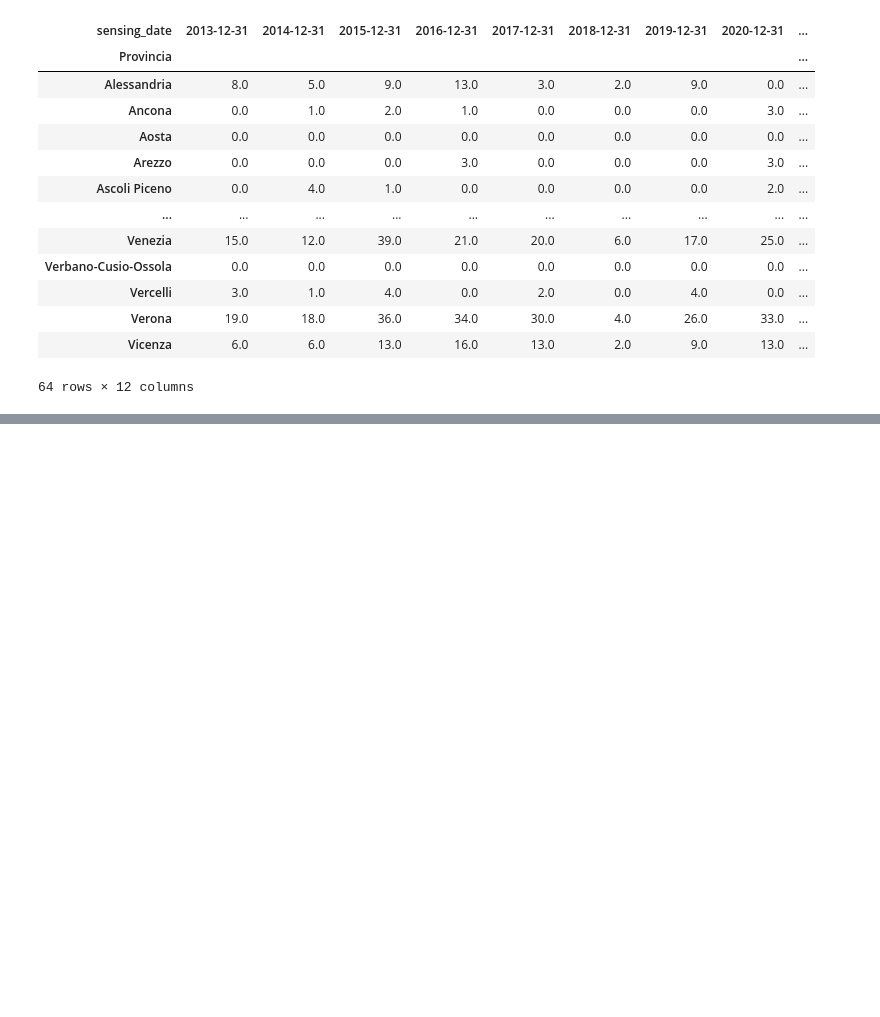
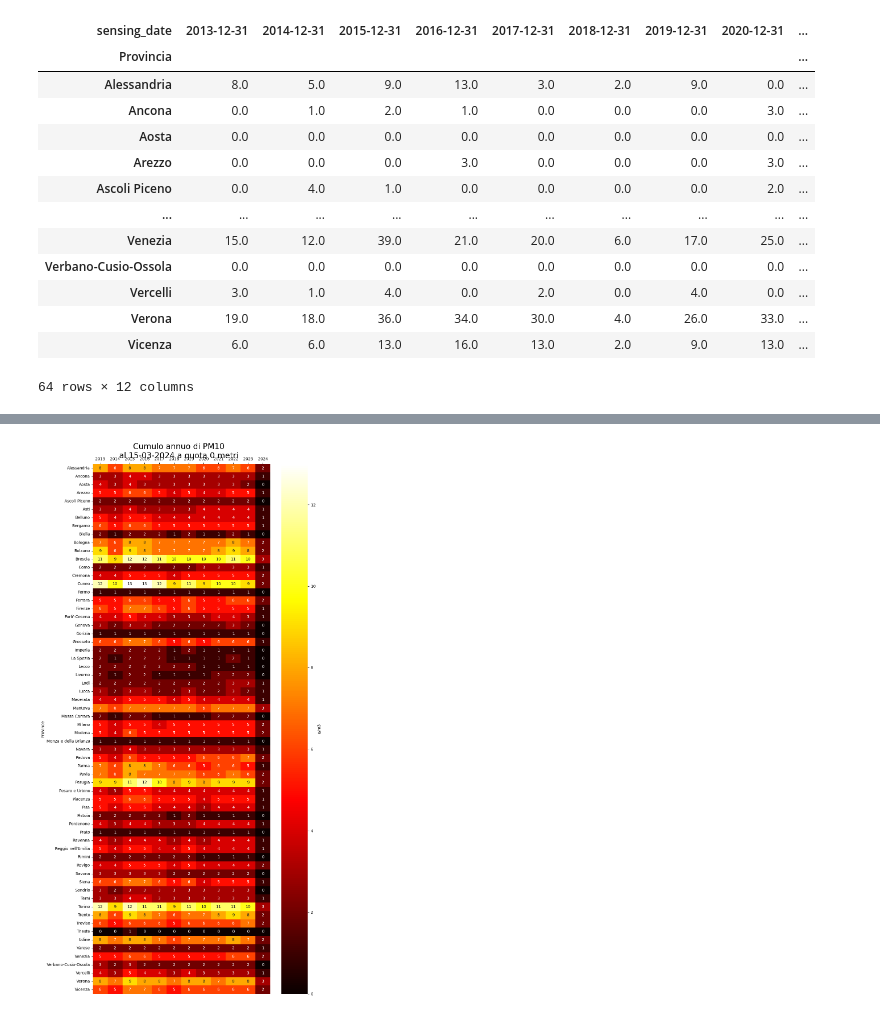
Before and after one commit to MaxDragonheart/PyGIS-Blog, a Jupyter notebook: notebooks/2024/05/01/inquinamento_nord_italia.ipynb, the cells around one changed output, grey strips where cells are left out. Saved outputs shown, nothing was run; the diff lists cells and outputs as text; code cells hidden in the pictures; blank space fills up the shorter version.

```diff
--- a/notebooks/2024/05/01/inquinamento_nord_italia.ipynb
+++ b/notebooks/2024/05/01/inquinamento_nord_italia.ipynb
@@ -288,0 +291,11 @@ plt.show()
+# %%
+%%time
+# Calculate daily mean
+yearly_mean = combined_ddf
+yearly_mean = yearly_mean.groupby(['Provincia', pd.Grouper(level='sensing_date', freq='YE')])['sum'].sum()
+yearly_mean_df = pd.DataFrame(yearly_mean)
+# from µg/m3 to g/m3
+yearly_mean_df['sum'] *= 0.000001
+yearly_mean_df['sum'] = yearly_mean_df['sum'].round(0)
+
+yearly_mean_df
@@ -288,0 +319,6 @@ plt.show()
+# %%
+%%time
+pivot_yearly = yearly_mean_df.pivot_table(index='Provincia', columns='sensing_date', values='sum')
+pivot_yearly.fillna(0, inplace=True)
+
+pivot_yearly
@@ -288,0 +342,29 @@ plt.show()
+# %%
+# Create a figure with two subplots
+fig2, ax2 = plt.subplots(nrows=1, ncols=1, figsize=(10, 20))
+fig2.suptitle('Cumulo annuo di PM10\nal 15-03-2024 a quota 0 metri', fontsize=20)
+
+# Plot the heatmap on the first subplot
+sns.heatmap(pivot_yearly, cmap="hot", ax=ax2, annot=True)
+
+ax2.set_xlabel('')
+ax2.set_ylabel('Province')
+ax2.xaxis.tick_top()
+
+# Get the current tick labels and format them to display only the date
+labels2 = [item.get_text()[:4] for item in ax2.get_xticklabels()]
+ax2.set_xticklabels(labels2)
+
+# Rotate x-axis labels to 45 degrees
+ax2.tick_params(axis='x', rotation=0)
+
+# Add color bar on the first subplot
+cbar2 = ax2.collections[0].colorbar
+cbar2.set_label('g/m3')
+
+# Adjust layout
+plt.tight_layout()
+
+plt.show()
+# %% [output]
+[figure, added]
```
Also changed, not shown: parts of 4 cells of this notebook.
